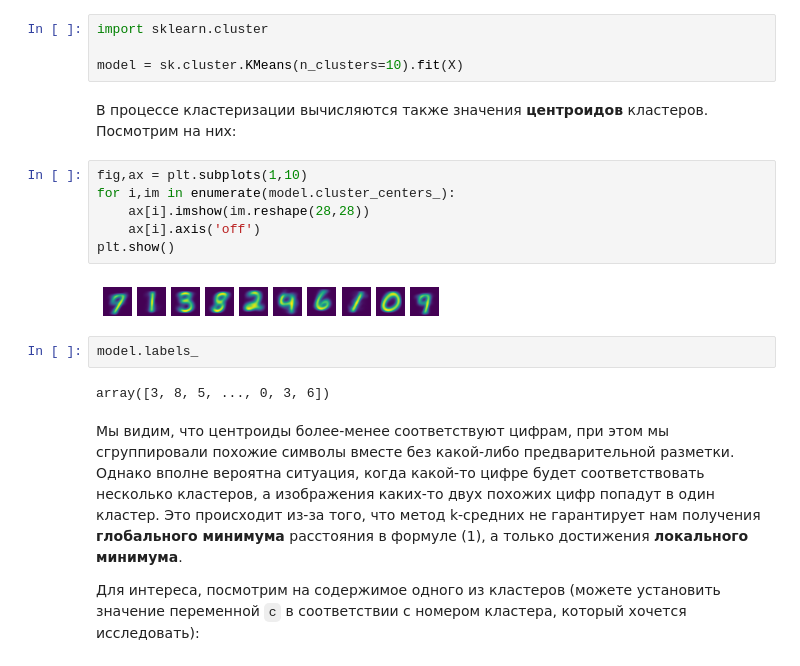
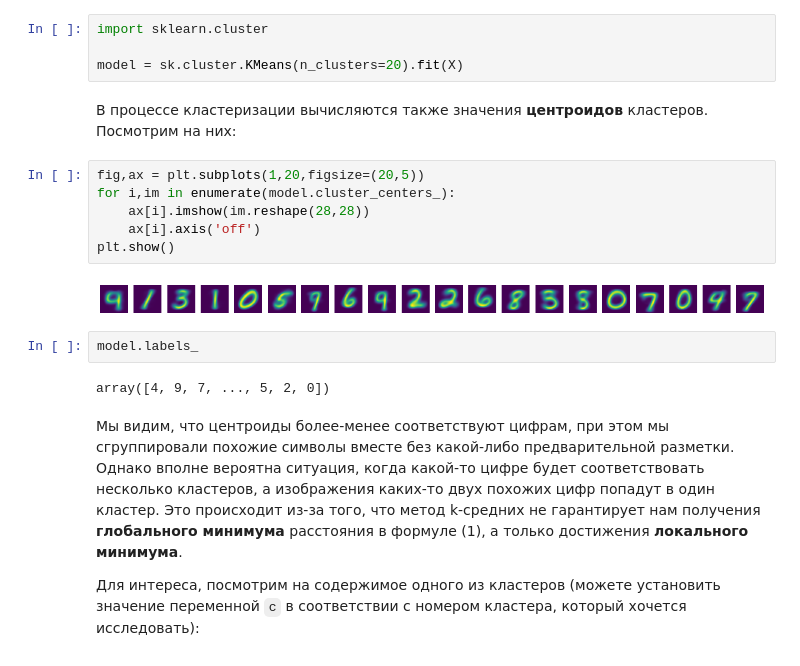
Before and after one commit to shwars/talap_ai, a Jupyter notebook: 3-ML/3-Clustering/Clustering.ipynb, the cells around one changed output. Drawn from its saved outputs; the diff is of its cells as text.

```diff
--- a/3-ML/3-Clustering/Clustering.ipynb
+++ b/3-ML/3-Clustering/Clustering.ipynb
@@ -151,21 +156,21 @@ plt.show()
 # %%
 import sklearn.cluster
 
-model = sk.cluster.KMeans(n_clusters=10).fit(X)
+model = sk.cluster.KMeans(n_clusters=20).fit(X)
 # %% [markdown]
 В процессе кластеризации вычисляются также значения **центроидов** кластеров. Посмотрим на них:
 # %%
-fig,ax = plt.subplots(1,10)
+fig,ax = plt.subplots(1,20,figsize=(20,5))
 for i,im in enumerate(model.cluster_centers_):
     ax[i].imshow(im.reshape(28,28))
     ax[i].axis('off')
 plt.show()
 # %% [output]
-[figure, old version]
+[figure, new version]
 # %%
 model.labels_
 # %% [output]
-array([3, 8, 5, ..., 0, 3, 6])
+array([4, 9, 7, ..., 5, 2, 0])
 # %% [markdown]
 Мы видим, что центроиды более-менее соответствуют цифрам, при этом мы сгруппировали похожие символы вместе без какой-либо предварительной разметки. Однако вполне вероятна ситуация, когда какой-то цифре будет соответствовать несколько кластеров, а изображения каких-то двух похожих цифр попадут в один кластер. Это происходит из-за того, что метод k-средних не гарантирует нам получения **глобального минимума** расстояния в формуле (1), а только достижения **локального минимума**.
 
```
Also changed, not shown: parts of 22 cells of this notebook, 3 other files.
